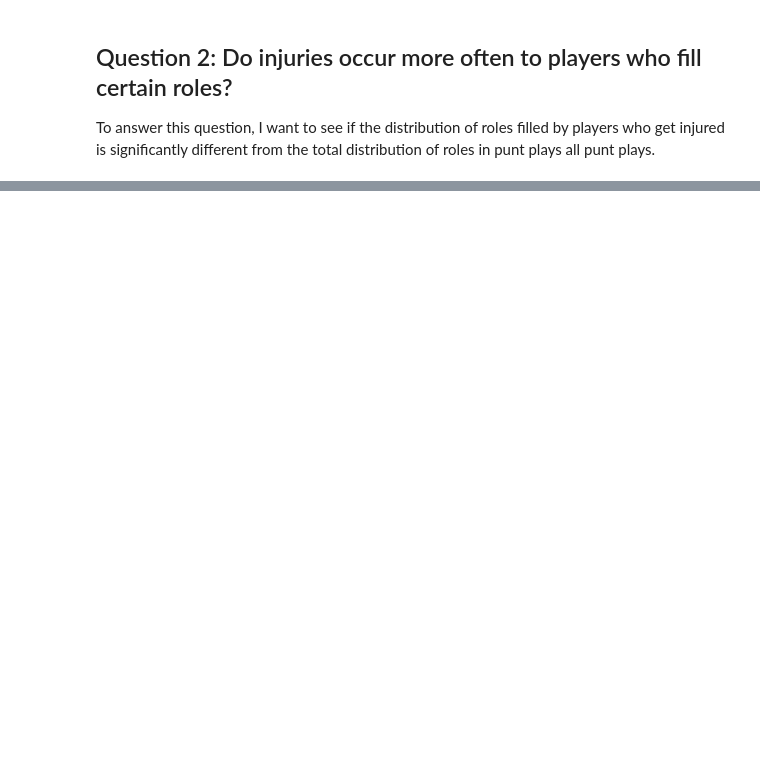
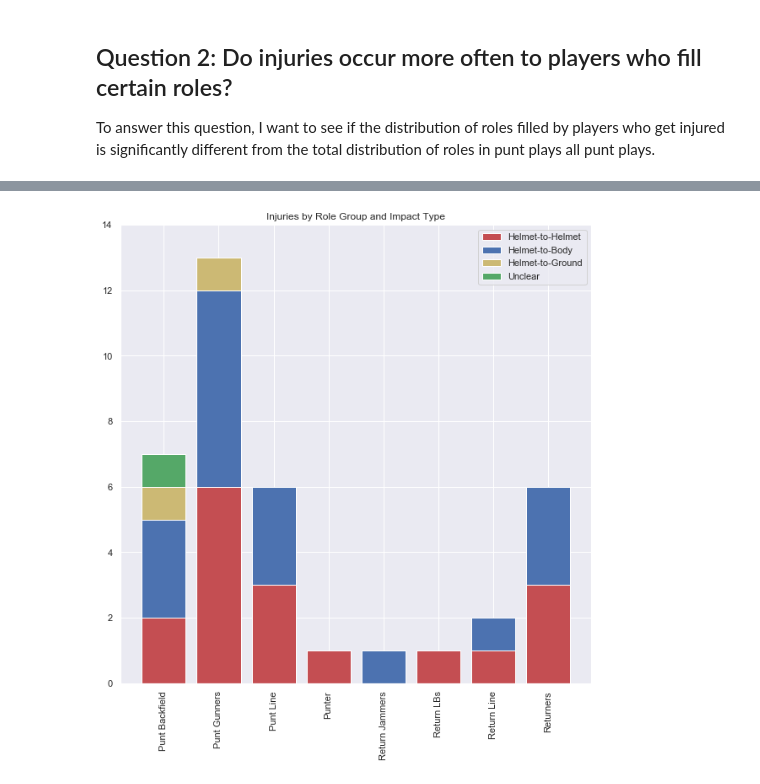
Before and after one commit to tjeffkessler/punt_analytics, a Jupyter notebook: Analytic Report Final.ipynb, the cells around one changed output, grey strips where cells are left out. Saved outputs shown, nothing was run; the diff lists cells and outputs as text; code cells hidden in the pictures; blank space fills up the shorter version.

```diff
--- a/Analytic Report Final.ipynb
+++ b/Analytic Report Final.ipynb
@@ -471,0 +495,2 @@ plt.show()
+# %%
+x_len = range(len(injured_role_df['Group'].unique()))
@@ -471,0 +520,24 @@ plt.show()
+# %%
+#Create arrays with the frequency counts for each impact type by role group
+hh = np.array([2, 6, 3, 1, 0, 1, 1, 3])
+hb = np.array([3, 6, 3, 0, 1, 0, 1, 3])
+hg = np.array([1, 1, 0, 0, 0, 0, 0, 0])
+un = np.array([1, 0, 0, 0, 0, 0, 0, 0])
+
+#Create stacked bar charts showing the impact types and activity by player role group
+fig, ax = plt.subplots(figsize=(10, 10))
+
+ax.bar(x_len, height=hh, color='r')
+ax.bar(x_len, height=hb, color='b', bottom=hh)
+ax.bar(x_len, height=hg, color='y', bottom=hh+hb)
+ax.bar(x_len, height=un, color='g', bottom=hh+hb+hg)
+
+ax.set_title('Injuries by Role Group and Impact Type')
+ax.set_ylim((0, 14))
+ax.set_xticklabels(('', 'Punt Backfield', 'Punt Gunners', 'Punt Line', 'Punter', 'Return Jammers',
+                    'Return LBs', 'Return Line', 'Returners'), rotation='vertical')
+ax.legend(labels=('Helmet-to-Helmet', 'Helmet-to-Body', 'Helmet-to-Ground', 'Unclear'))
+
+plt.show()
+# %% [output]
+[figure, added]
```
Also changed, not shown: parts of 49 cells of this notebook.
